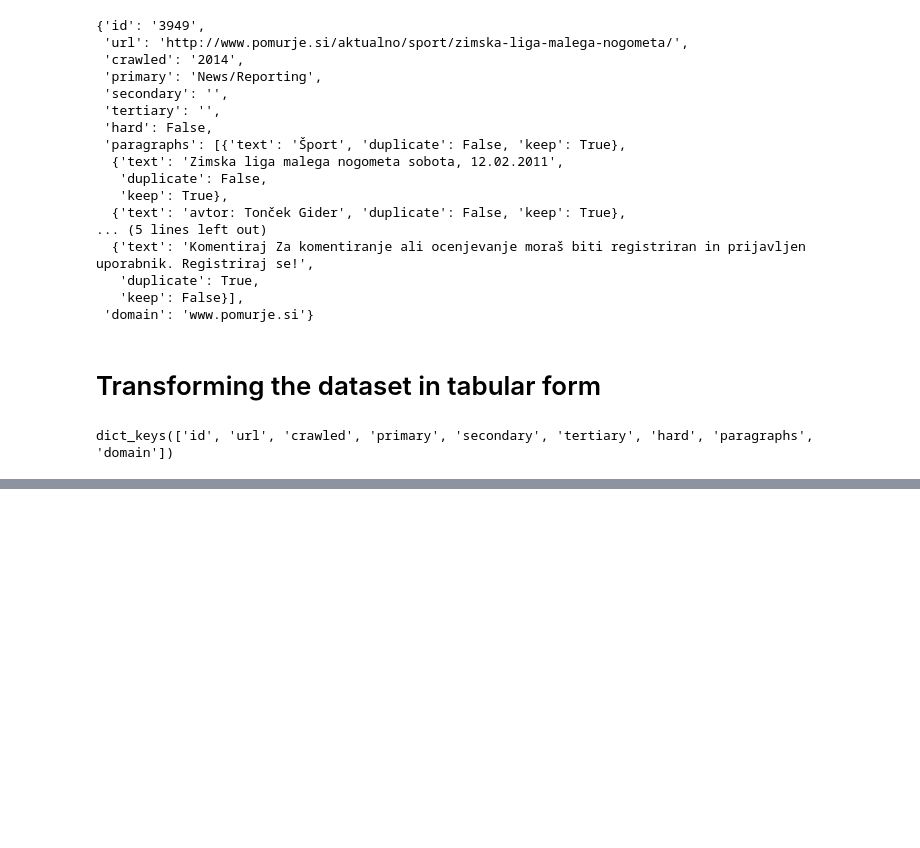
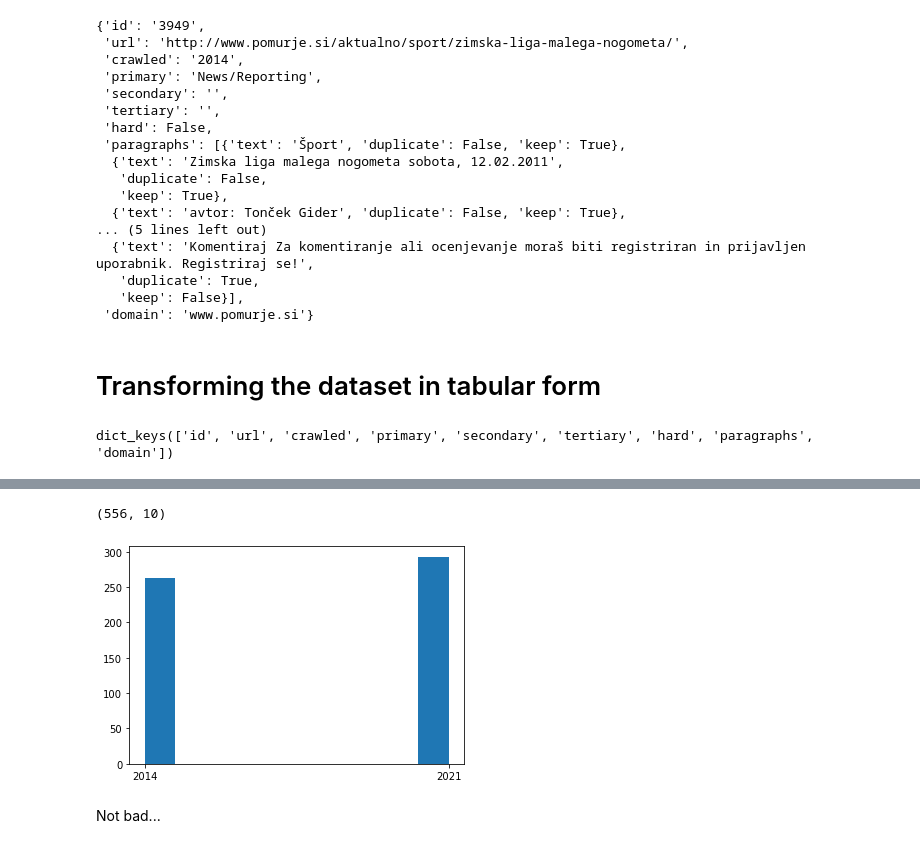
Before and after one commit to TajaKuzman/Transformers-GINCO-Experiments, a Jupyter notebook: 1_data_preparation.ipynb, the cells around one changed output, grey strips where cells are left out. Saved outputs shown, nothing was run; the diff lists cells and outputs as text; code cells hidden in the pictures; blank space fills up the shorter version.

```diff
--- a/1_data_preparation.ipynb
+++ b/1_data_preparation.ipynb
@@ -142,0 +181,6 @@ df.head()
+# %%
+df["domain_unique"] = False
+for domain in df.domain.unique():
+    subset = df.loc[df.domain == domain,:]
+    if len(subset) == 1:
+        df.loc[df.domain == domain, "domain_unique"] = True
@@ -142,0 +196,12 @@ df.head()
+# %%
+udf = df[df.domain_unique == True].copy()
+udf.shape
+# %% [output]
+(556, 10)
+# %%
+plt.hist(udf.crawled)
+plt.show()
+# %% [output]
+[figure, added]
+# %% [markdown]
+Not bad...
```
Also changed, not shown: parts of 26 cells of this notebook, 3 other files.
